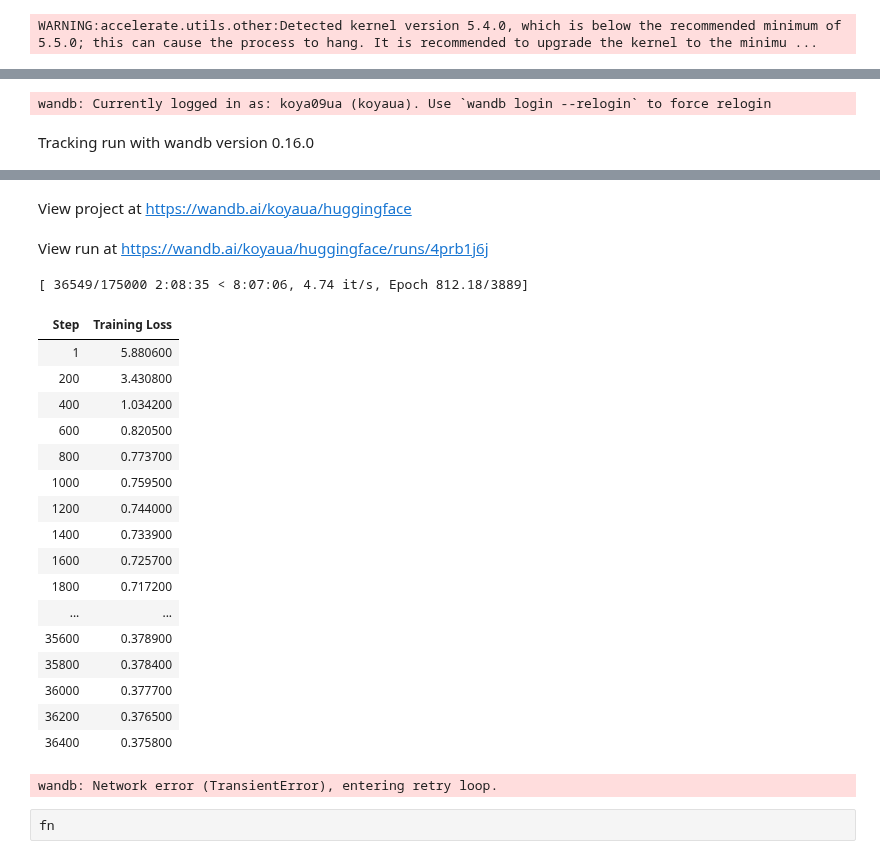
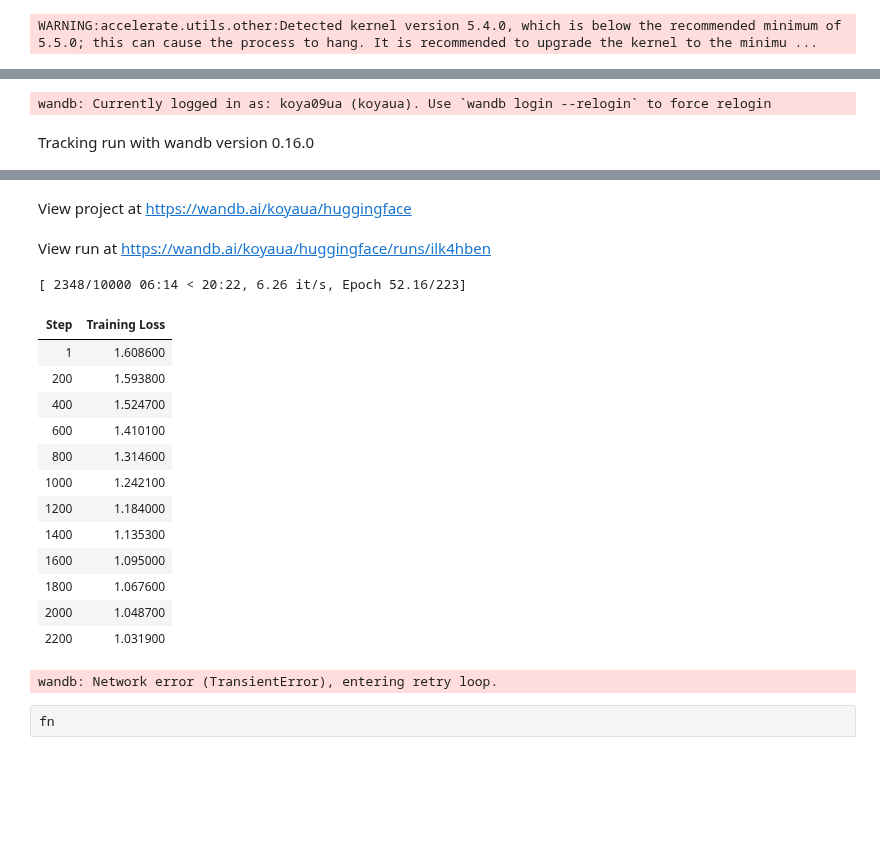
Before and after one commit to koyacolab/aispace, a Jupyter notebook: ai.ipynb, the cells around one changed output, grey strips where cells are left out. Cells and saved outputs as stored; diff of their text form; code cells hidden in the pictures; blank space fills up the shorter version.

```diff
--- a/ai.ipynb
+++ b/ai.ipynb
@@ -151,10 +151,12 @@ print(current_directory)
 
 print(f'NumPy version:{np.__version__}')
 np.float = float # 'float32' # float
-table_dtype = int  # np.float  # 'int64'   # np.float  #'float32'
+table_dtype = np.float  # 'int64'   # np.float  #'float32'
 print(table_dtype)
 
 hls_data = HLSDataSet(table_dtype = table_dtype)
+
+hls_data._REFLECTANCE(round=3)
 
 #### clip 50x50 subdataset
 hls_data.clip_dataset(x1=50.0, y1=50.0, x2=100.0, y2=100.0)
@@ -231,6 +233,11 @@ train_columns_list = ['B02', 'B03', 'B04', 'PID', 'DOY']
 # train_columns_list = ['B02', 'B03', 'B04', 'X', 'Y', 'DOY']
 # train_columns_list = ['B03', 'PID', 'DOY']
 data = train_data[train_columns_list].copy()
+
+data['B02'] = data['B02'] * 1000
+data['B03'] = data['B03'] * 1000
+data['B04'] = data['B04'] * 1000
+data = data.astype(int)
 
 display(data)
 
@@ -274,7 +281,7 @@ display(data)
 # #### TRAIN ONCE AND COMMENT FOR AVOID FORKING TOKENIZER ##########################
 
 EXP_NAME = f'A0[RGB_TOK[ai]_Lora]'
-EXP_NAME = f'A0[RGB_PID[int]_BAND]'
+EXP_NAME = f'A0[RGB_PID[int]_REFL]'
 
 from huggingface_hub import notebook_login
 
@@ -320,7 +327,7 @@ if ReTRAIN_TOKENIZER == True:
     print('old_tokenizer:', len(tokens), tokens)
     # print(old_tokenizer(sample).tokens())
 
-    digits_tok = [str(x) for x in range(0,10)]
+    digits_tok = [str(x) for x in range(0,1000)]
     # spec_tok = ['B02', 'B03', 'B04']
     # print()
     # new_tokenizer = TrainTokenizer(synth_data, sample, old_tokenizer)._train(special_tokens=train_columns_list)
@@ -362,15 +369,21 @@ if ReTRAIN_TOKENIZER == True:
 # EXP_NAME = f'A0[ONE_TOK[ai]]'
 # EXP_NAME = f'A0[ONE_TOK[gpt]]'
 
-step_checkpoint_list = [7000, 105000, 82000, 32000, 22000, 112000, 112000, 112000]
-step_checkpoint_list = [112000, 32000, 21000]
-step_checkpoint_list = [20000, 194000]
-step_checkpoint_list = [24000, 194000]
-step_checkpoint_list = [175000, 175000, 175000, 175000, 175000]
-step_checkpoint_list = [16000, 175000, 175000, 175000, 175000]
+#### LISTS for TRAINER_RUN cycles ###################################
+epochs_list = [1, 1, 1, 1, 1, 1, 1, 1, 1, 1, 1, 1]
+
+max_steps_list =    [20000, 10000, 150000]
+warmup_steps_list = [15000, 5000,  1000]
+
+lr_scheduler_type_list = ['constant', 'constant', 'cosine']     # 'polynomial'
+num_cycles = 3
+
+learning_rate_list = [1e-7, 1e-5, 1e-4]
+########################################################################
+step_checkpoint_list = max_steps_list   # [16000, 175000, 175000, 175000, 175000]
 
 
-TRAINER_RUN = 0
+TRAINER_RUN = 1
 RESUME_FROM_CHECKPOINT = False
 
 if TRAINER_RUN == 0:
@@ -393,20 +406,16 @@ elif TRAINER_RUN > 0:
 save_steps = 1000
 logging_steps = 200
 
-epochs = 1000
-max_steps = 175000 # if -1 max_steps ignored
-
 batch_size = 280
 batch_size = 500  # 180 #for 60 tokens
 
-learning_rate = 1e-3
-lr_scheduler_type = 'constant'
-lr_scheduler_type = 'cosine'
-num_cycles = 5
+epochs = epochs_list[TRAINER_RUN]    # ignored, use max_steps
+max_steps = max_steps_list[TRAINER_RUN] # if -1 max_steps ignored
 
-# lr_scheduler_type = 'polynomial'
+learning_rate = learning_rate_list[TRAINER_RUN]
+lr_scheduler_type = lr_scheduler_type_list[TRAINER_RUN]
 
-warmup_steps = 25000
+warmup_steps = warmup_steps_list[TRAINER_RUN]
 
 optimizer = 'sophia'
 ###########################################################
@@ -516,23 +525,19 @@ Syncing run fallen-pond-290 to Weights & Biases (docs)
 View project at https://wandb.ai/koyaua/huggingface
-View run at https://wandb.ai/koyaua/huggingface/runs/4prb1j6j
+View run at https://wandb.ai/koyaua/huggingface/runs/ilk4hben
-[ 36549/175000 2:08:35 < 8:07:06, 4.74 it/s, Epoch 812.18/3889]
+[ 2348/10000 06:14 < 20:22, 6.26 it/s, Epoch 52.16/223]
 | Step | Training Loss |
-| 1 | 5.880600 |
-| 200 | 3.430800 |
-| 400 | 1.034200 |
-| 600 | 0.820500 |
-| 800 | 0.773700 |
-| 1000 | 0.759500 |
-| 1200 | 0.744000 |
-| 1400 | 0.733900 |
-| 1600 | 0.725700 |
-| 1800 | 0.717200 |
-| ... | ... |
-| 35600 | 0.378900 |
-| 35800 | 0.378400 |
-| 36000 | 0.377700 |
-| 36200 | 0.376500 |
-| 36400 | 0.375800 |
+| 1 | 1.608600 |
+| 200 | 1.593800 |
+| 400 | 1.524700 |
+| 600 | 1.410100 |
+| 800 | 1.314600 |
+| 1000 | 1.242100 |
+| 1200 | 1.184000 |
+| 1400 | 1.135300 |
+| 1600 | 1.095000 |
+| 1800 | 1.067600 |
+| 2000 | 1.048700 |
+| 2200 | 1.031900 |
 wandb: Network error (TransientError), entering retry loop.
 # %%
 from google.colab import runtime
```
Also changed, not shown: parts of 3 cells of this notebook, 2 other files.
